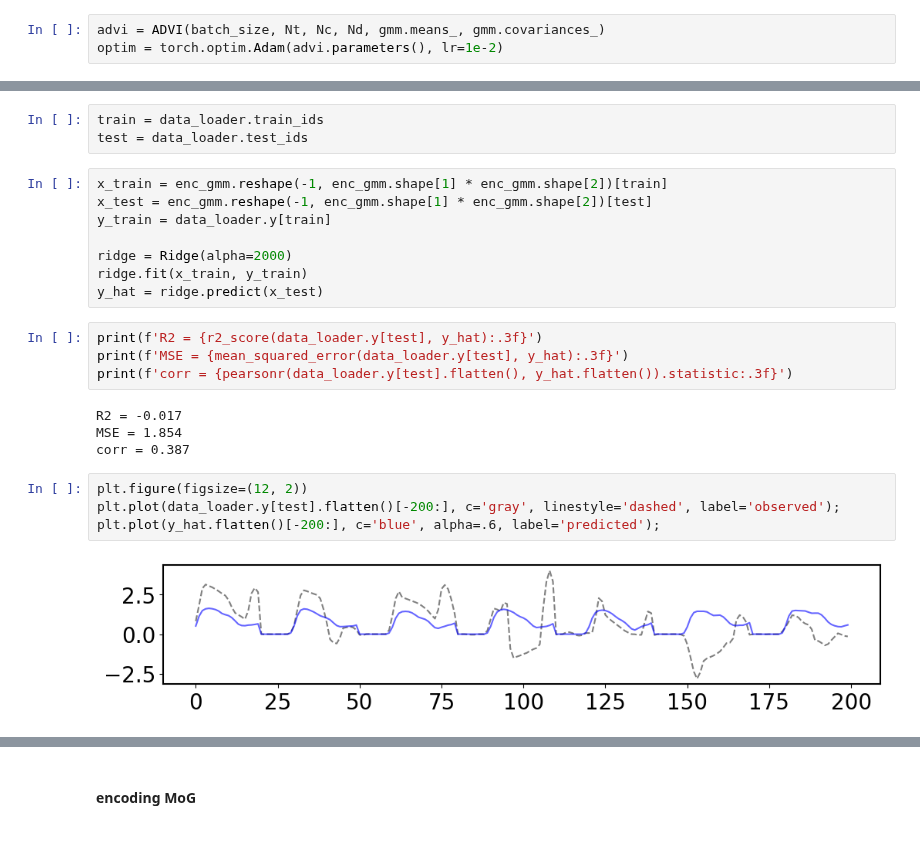
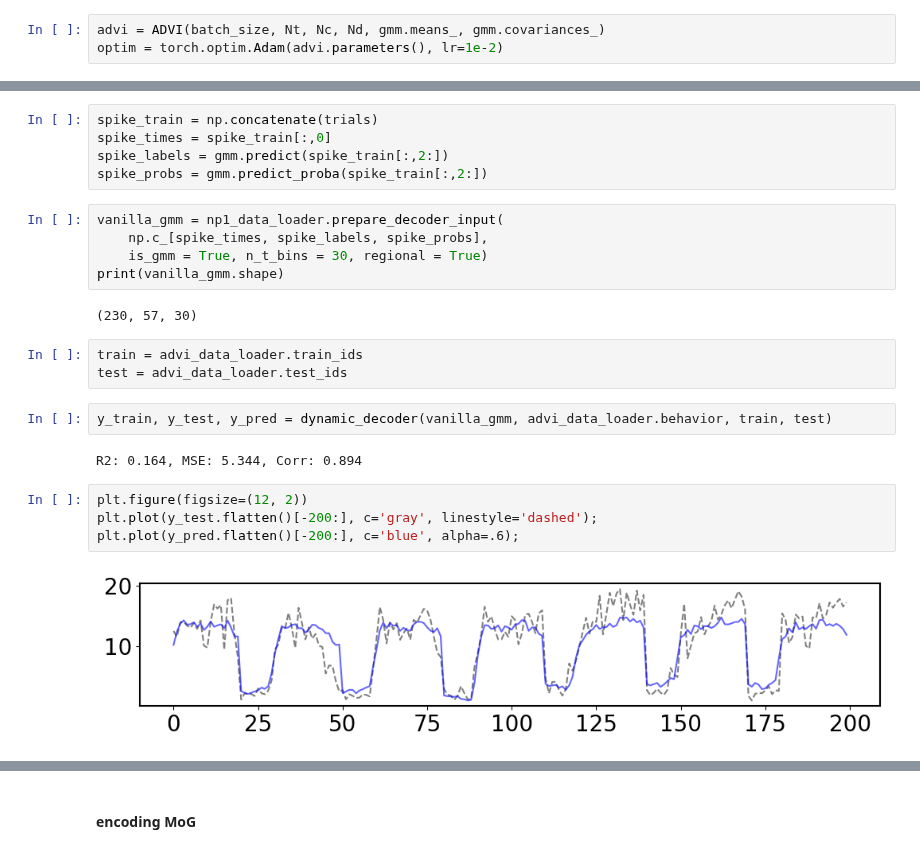
Before and after one commit to yzhang511/density_decoding, a Jupyter notebook: demo/pipeline.ipynb, the cells around one changed output, grey strips where cells are left out. Saved outputs shown, nothing was run; the diff lists cells and outputs as text.

```diff
--- a/demo/pipeline.ipynb
+++ b/demo/pipeline.ipynb
@@ -213,25 +192,25 @@ print(enc_gmm.shape)
+# %%
+spike_train = np.concatenate(trials)
+spike_times = spike_train[:,0]
+spike_labels = gmm.predict(spike_train[:,2:])
+spike_probs = gmm.predict_proba(spike_train[:,2:])
+# %%
+vanilla_gmm = np1_data_loader.prepare_decoder_input(
+    np.c_[spike_times, spike_labels, spike_probs],
+    is_gmm = True, n_t_bins = 30, regional = True)
+print(vanilla_gmm.shape)
+# %% [output]
+(230, 57, 30)
 # %%
-train = data_loader.train_ids
-test = data_loader.test_ids
+train = advi_data_loader.train_ids
+test = advi_data_loader.test_ids
-# %%
-x_train = enc_gmm.reshape(-1, enc_gmm.shape[1] * enc_gmm.shape[2])[train]
-x_test = enc_gmm.reshape(-1, enc_gmm.shape[1] * enc_gmm.shape[2])[test]
-y_train = data_loader.y[train]
-
-ridge = Ridge(alpha=2000)
-ridge.fit(x_train, y_train)
-y_hat = ridge.predict(x_test)
-# %%
-print(f'R2 = {r2_score(data_loader.y[test], y_hat):.3f}')
-print(f'MSE = {mean_squared_error(data_loader.y[test], y_hat):.3f}')
-print(f'corr = {pearsonr(data_loader.y[test].flatten(), y_hat.flatten()).statistic:.3f}')
-# %% [output]
-R2 = -0.017
-MSE = 1.854
-corr = 0.387
+# %%
+y_train, y_test, y_pred = dynamic_decoder(vanilla_gmm, advi_data_loader.behavior, train, test)
+# %% [output]
+R2: 0.164, MSE: 5.344, Corr: 0.894
 # %%
 plt.figure(figsize=(12, 2))
-plt.plot(data_loader.y[test].flatten()[-200:], c='gray', linestyle='dashed', label='observed');
-plt.plot(y_hat.flatten()[-200:], c='blue', alpha=.6, label='predicted');
+plt.plot(y_test.flatten()[-200:], c='gray', linestyle='dashed');
+plt.plot(y_pred.flatten()[-200:], c='blue', alpha=.6);
 # %% [output]
-[figure, old version]
+[figure, new version]
```
Also changed, not shown: parts of 88 cells of this notebook, 2 other files.
